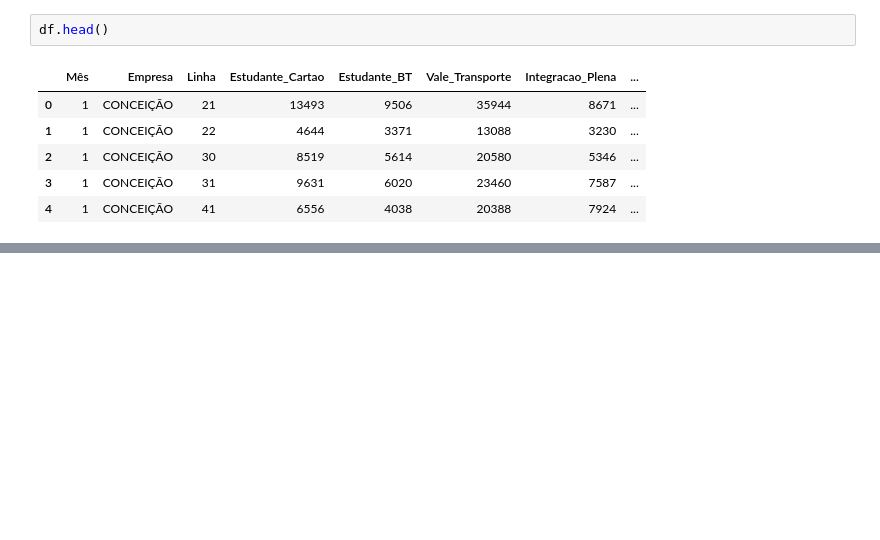
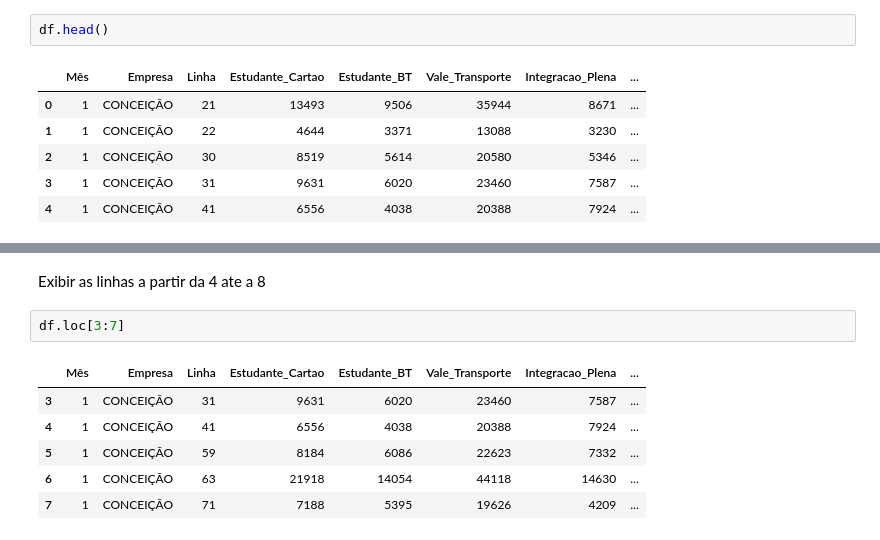
Before and after one commit to georgemaia/dadosabertos, a Jupyter notebook: mobilidade/rn-natal/Bilhetagem_Eletrônica-2018-Analitico.ipynb, the cells around one changed output, grey strips where cells are left out. Saved outputs shown, nothing was run; the diff lists cells and outputs as text; blank space fills up the shorter version.

```diff
--- a/mobilidade/rn-natal/Bilhetagem_Eletrônica-2018-Analitico.ipynb
+++ b/mobilidade/rn-natal/Bilhetagem_Eletrônica-2018-Analitico.ipynb
@@ -61,0 +173,11 @@ df.head()
+# %% [markdown]
+Exibir as linhas a partir da 4 ate a 8
+# %%
+df.loc[3:7]
+# %% [output]
+|  | Mês | Empresa | Linha | Estudante_Cartao | Estudante_BT | Vale_Transporte | Integracao_Plena | ... |
+| 3 | 1 | CONCEIÇÃO | 31 | 9631 | 6020 | 23460 | 7587 | ... |
+| 4 | 1 | CONCEIÇÃO | 41 | 6556 | 4038 | 20388 | 7924 | ... |
+| 5 | 1 | CONCEIÇÃO | 59 | 8184 | 6086 | 22623 | 7332 | ... |
+| 6 | 1 | CONCEIÇÃO | 63 | 21918 | 14054 | 44118 | 14630 | ... |
+| 7 | 1 | CONCEIÇÃO | 71 | 7188 | 5395 | 19626 | 4209 | ... |
```
Also changed, not shown: parts of 20 cells of this notebook, 1 other file.
